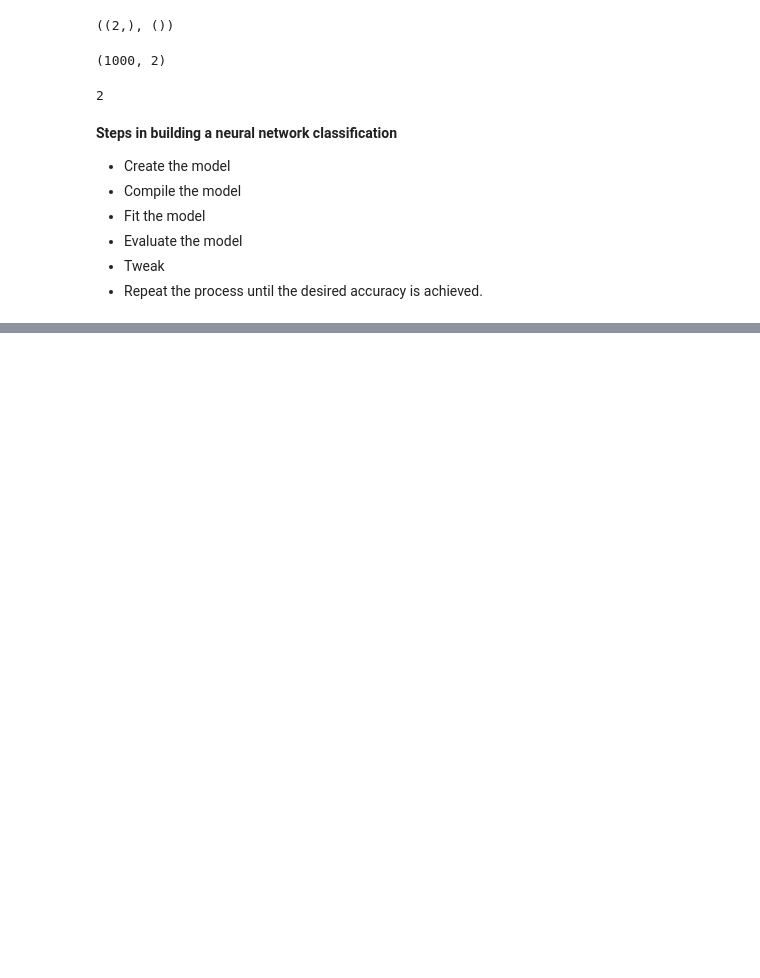
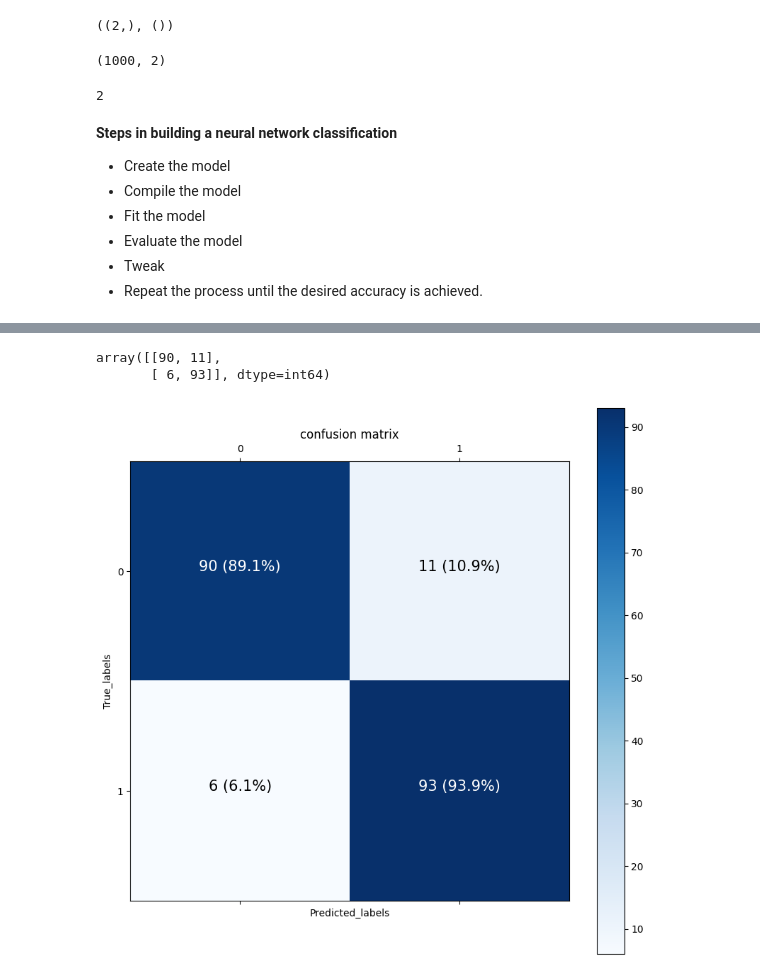
Before and after one commit to Phavour-EBEN/Personal-Deep-Learning-Lessons, a Jupyter notebook: 002_NN_Classification_Tensorflow/002_NN_Classification.ipynb, the cells around one changed output, grey strips where cells are left out. Saved outputs shown, nothing was run; the diff lists cells and outputs as text; code cells hidden in the pictures; blank space fills up the shorter version.

Commit message:
Adding evaluation matrix to the notebook

```diff
--- a/002_NN_Classification_Tensorflow/002_NN_Classification.ipynb
+++ b/002_NN_Classification_Tensorflow/002_NN_Classification.ipynb
@@ -250,0 +389,3 @@ pd.DataFrame(history.history).plot()
+# %%
+y_pred = model4.predict(x_test)
+y_pred[:10]
@@ -250,0 +404,45 @@ pd.DataFrame(history.history).plot()
+# %%
+y_pred = tf.round(y_pred)
+# %%
+cm =confusion_matrix(y_test, y_pred=y_pred)
+cm
+# %% [output]
+array([[90, 11],
+       [ 6, 93]], dtype=int64)
+# %%
+import itertools
+
+figsizes = (10,10)
+
+# defining the matrix
+cm_norn = cm.astype('float32')/cm.sum(axis=1)[:,np.newaxis]
+n_classes = cm.shape[0]
+
+fig, ax = plt.subplots(figsize=(figsizes))
+cax = ax.matshow(cm, cmap=plt.cm.Blues)
+fig.colorbar(cax)
+
+classes = False
+if classes:
+    label = classes
+else:
+    label = np.arange(cm.shape[0])
+
+ax.set(title='confusion matrix',
+       xlabel = 'Predicted_labels',
+       ylabel = 'True_labels',
+       xticks = np.arange(n_classes),
+       yticks = np.arange(n_classes),
+       xticklabels = label,
+       yticklabels = label,
+)
+
+threshold  = (cm.max()+cm.min())/2.
+
+for i, j in itertools.product(range(cm.shape[0]),range(cm.shape[1])):
+    plt.text(j, i, f'{cm[i,j]} ({cm_norn[i,j]*100:.1f}%)',
+             horizontalalignment='center',
+             color='white' if cm[i,j]> threshold else 'black',
+             size=15)
+# %% [output]
+[figure, added]
```
Also changed, not shown: parts of 25 cells of this notebook.
